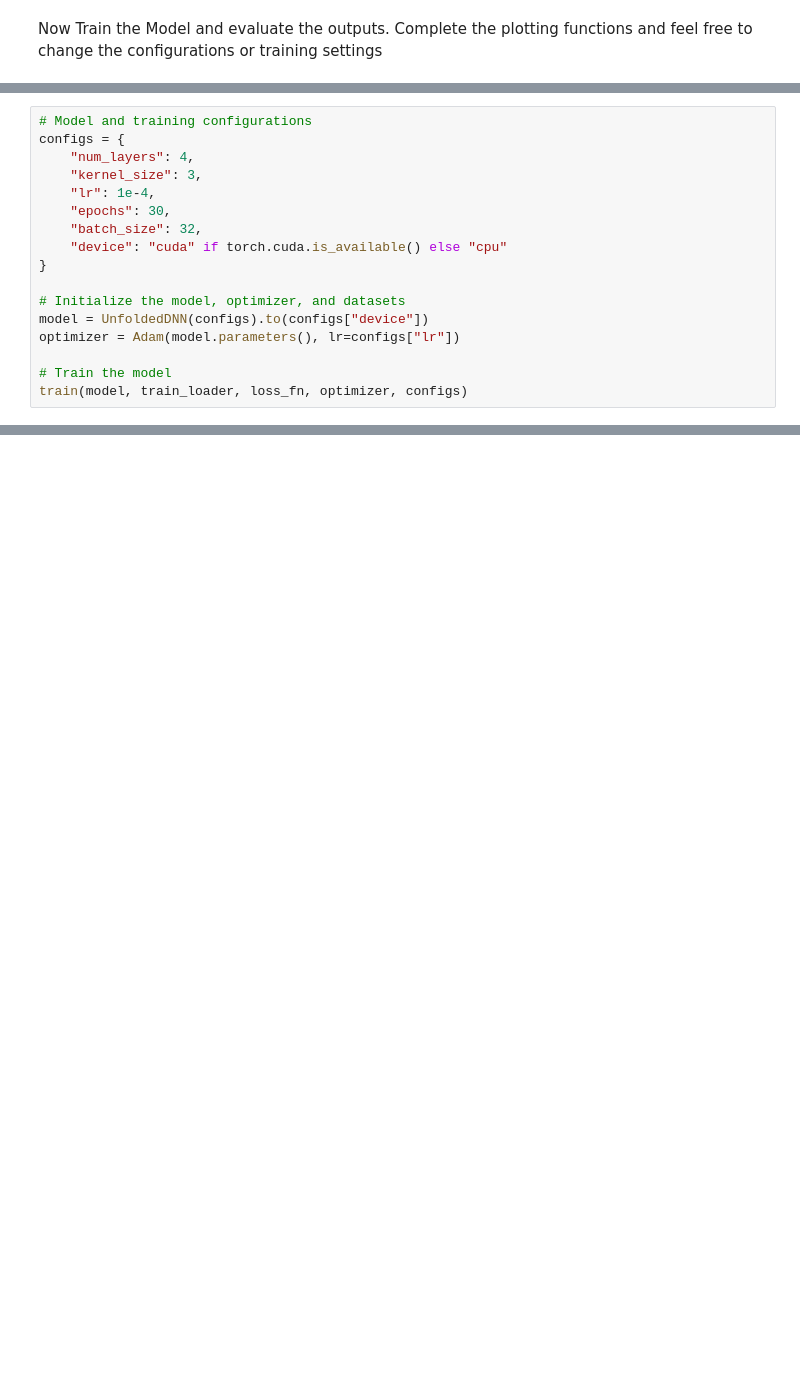
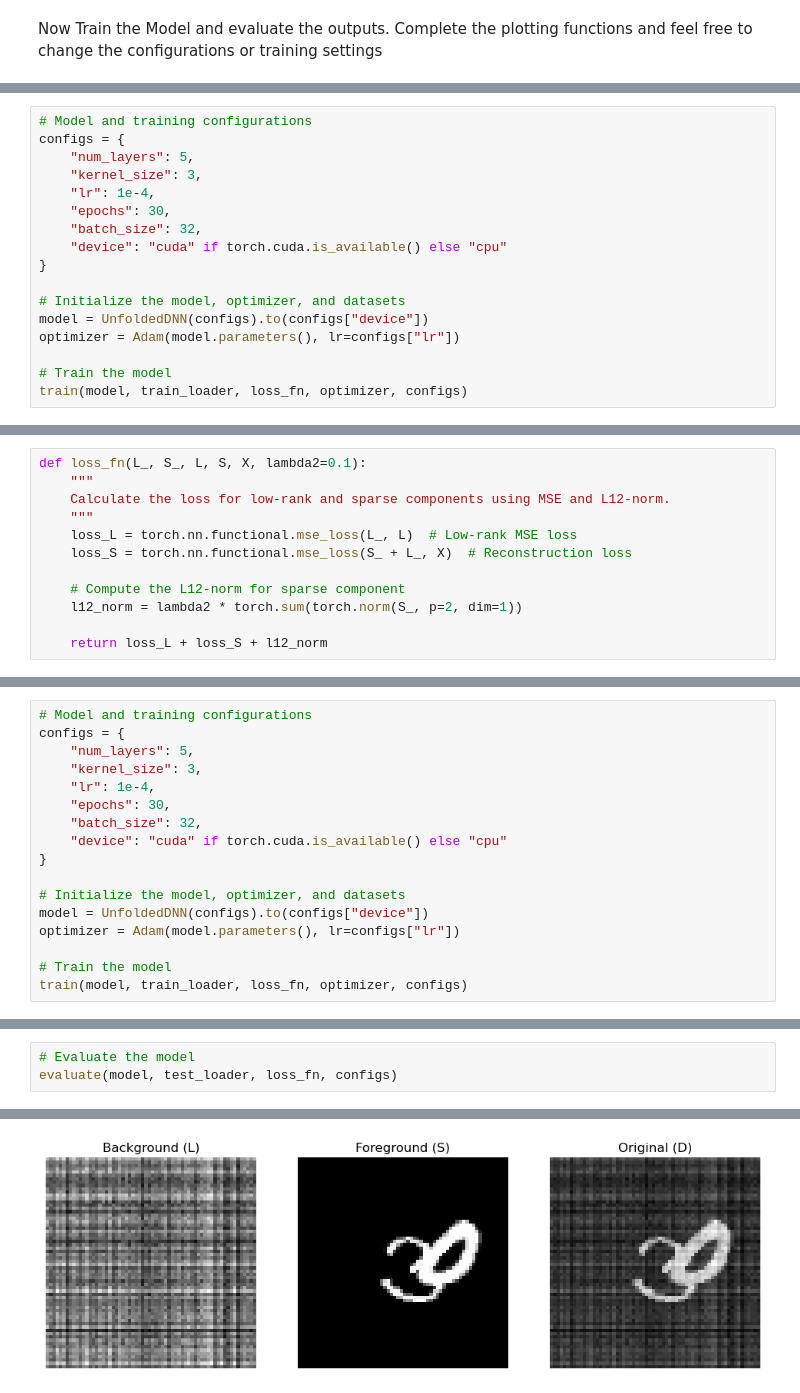
Before and after one commit to BlockchainFreak/ATML_PA2, a Jupyter notebook: solution.ipynb, the cells around one changed output, grey strips where cells are left out. Cells and saved outputs as stored; diff of their text form; blank space fills up the shorter version.

```diff
--- a/solution.ipynb
+++ b/solution.ipynb
@@ -741,7 +892,7 @@ def loss_fn(L_, S_, L, S, X):
 # %%
 # Model and training configurations
 configs = {
-    "num_layers": 4,
+    "num_layers": 5,
     "kernel_size": 3,
     "lr": 1e-4,
     "epochs": 30,
@@ -764,0 +1001,12 @@ Add your solution to this task from the manual in the cells below.
+# %%
+def loss_fn(L_, S_, L, S, X, lambda2=0.1):
+    """
+    Calculate the loss for low-rank and sparse components using MSE and L12-norm.
+    """
+    loss_L = torch.nn.functional.mse_loss(L_, L)  # Low-rank MSE loss
+    loss_S = torch.nn.functional.mse_loss(S_ + L_, X)  # Reconstruction loss
+
+    # Compute the L12-norm for sparse component
+    l12_norm = lambda2 * torch.sum(torch.norm(S_, p=2, dim=1))
+
+    return loss_L + loss_S + l12_norm
@@ -764,0 +1090,17 @@ Add your solution to this task from the manual in the cells below.
+# %%
+# Model and training configurations
+configs = {
+    "num_layers": 5,
+    "kernel_size": 3,
+    "lr": 1e-4,
+    "epochs": 30,
+    "batch_size": 32,
+    "device": "cuda" if torch.cuda.is_available() else "cpu"
+}
+
+# Initialize the model, optimizer, and datasets
+model = UnfoldedDNN(configs).to(configs["device"])
+optimizer = Adam(model.parameters(), lr=configs["lr"])
+
+# Train the model
+train(model, train_loader, loss_fn, optimizer, configs)
@@ -764,0 +1121,4 @@ Add your solution to this task from the manual in the cells below.
+# %%
+# Evaluate the model
+evaluate(model, test_loader, loss_fn, configs)
+# %% [output]
@@ -764,0 +1126 @@ Add your solution to this task from the manual in the cells below.
+[figure, added]
```
Also changed, not shown: parts of 16 cells of this notebook.
